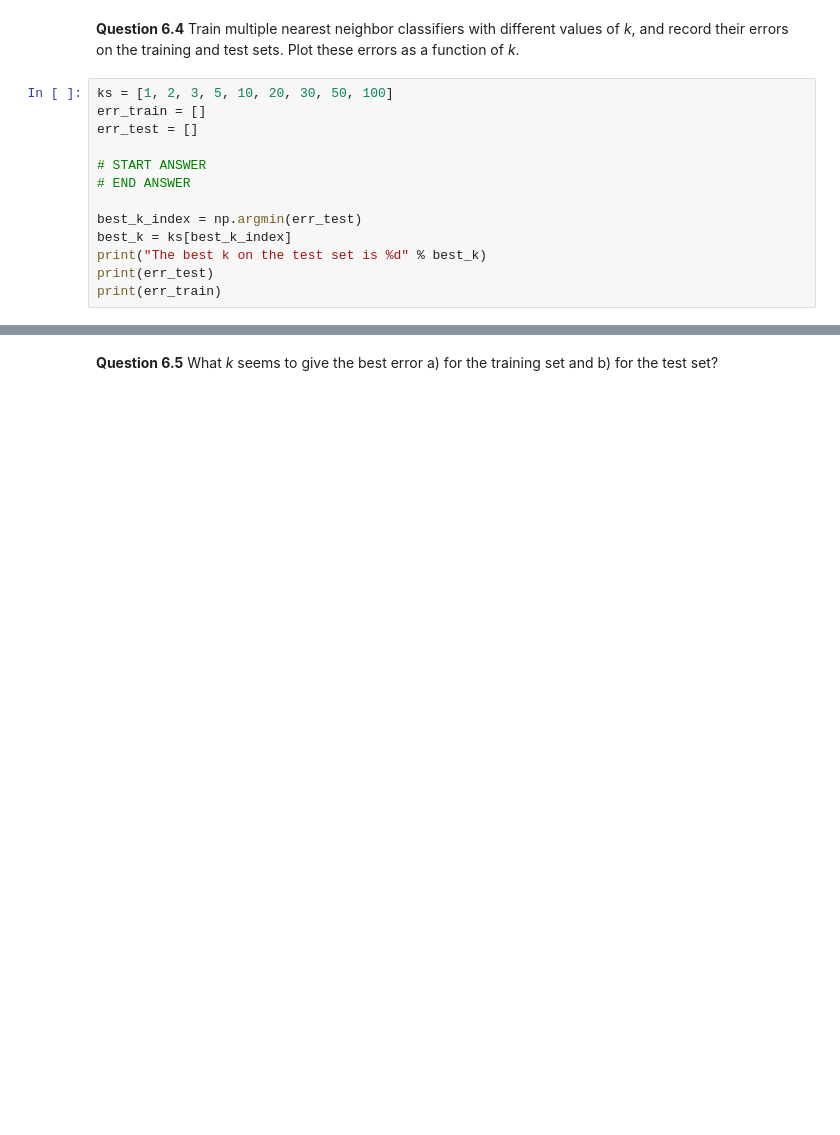
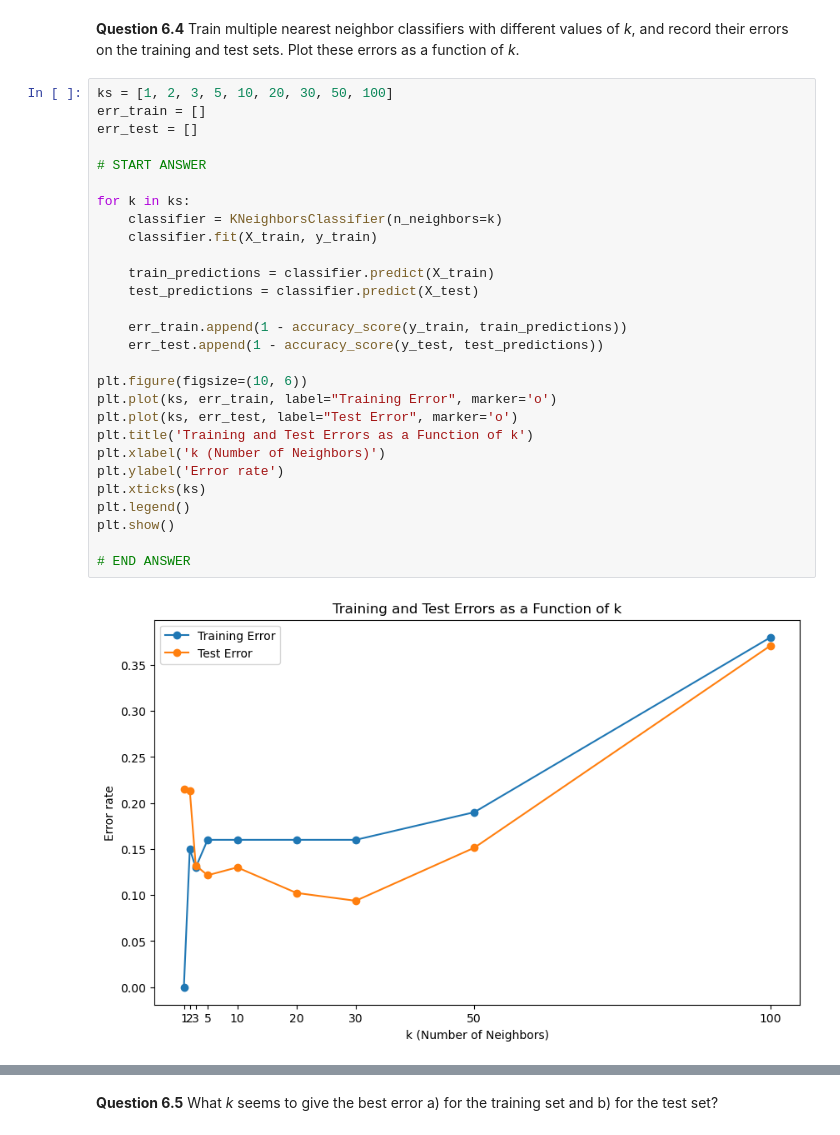
Before and after one commit to Linthevanrooij/FAIP, a Jupyter notebook: Week3/3b/classification_training.ipynb, the cells around one changed output, grey strips where cells are left out. Drawn from its saved outputs; the diff is of its cells as text; blank space fills up the shorter version.

```diff
--- a/Week3/3b/classification_training.ipynb
+++ b/Week3/3b/classification_training.ipynb
@@ -705,16 +723,33 @@ X_train, X_test, y_train, y_test = None, None, None, None
 # %%
 ks = [1, 2, 3, 5, 10, 20, 30, 50, 100]
 err_train = []
 err_test = []
 
 # START ANSWER
+
+for k in ks:
+    classifier = KNeighborsClassifier(n_neighbors=k)
+    classifier.fit(X_train, y_train)
+
+    train_predictions = classifier.predict(X_train)
+    test_predictions = classifier.predict(X_test)
+
+    err_train.append(1 - accuracy_score(y_train, train_predictions))
+    err_test.append(1 - accuracy_score(y_test, test_predictions))
+
+plt.figure(figsize=(10, 6))
+plt.plot(ks, err_train, label="Training Error", marker='o')
+plt.plot(ks, err_test, label="Test Error", marker='o')
+plt.title('Training and Test Errors as a Function of k')
+plt.xlabel('k (Number of Neighbors)')
+plt.ylabel('Error rate')
+plt.xticks(ks)
+plt.legend()
+plt.show()
+
 # END ANSWER
-
-best_k_index = np.argmin(err_test)
-best_k = ks[best_k_index]
-print("The best k on the test set is %d" % best_k)
-print(err_test)
-print(err_train)
+# %% [output]
+[figure, added]
 # %% [markdown]
 <div style="background-color:#c2eafa">
 # %% [markdown]
```
Also changed, not shown: parts of 34 cells of this notebook, 2 other files.
